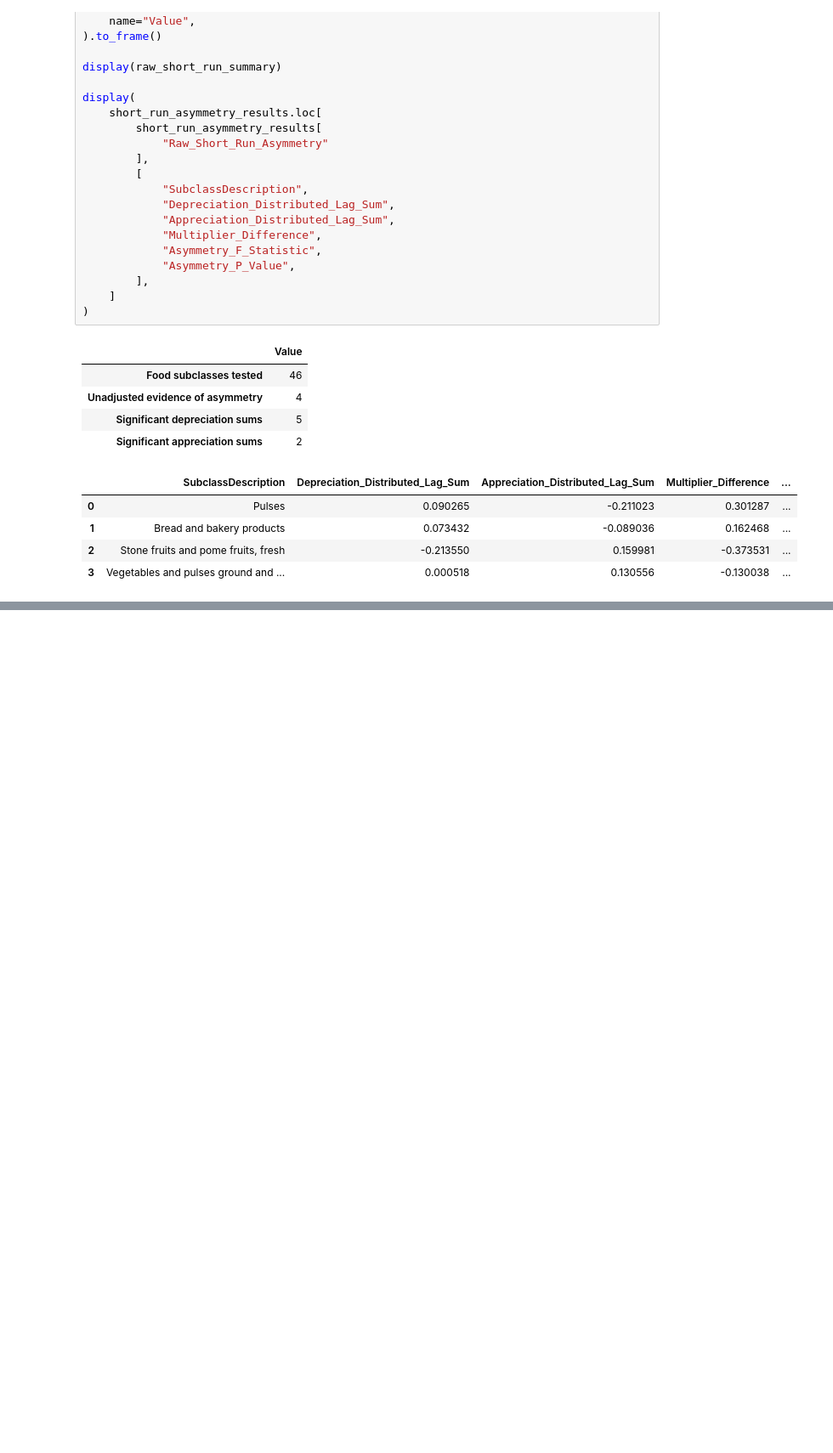
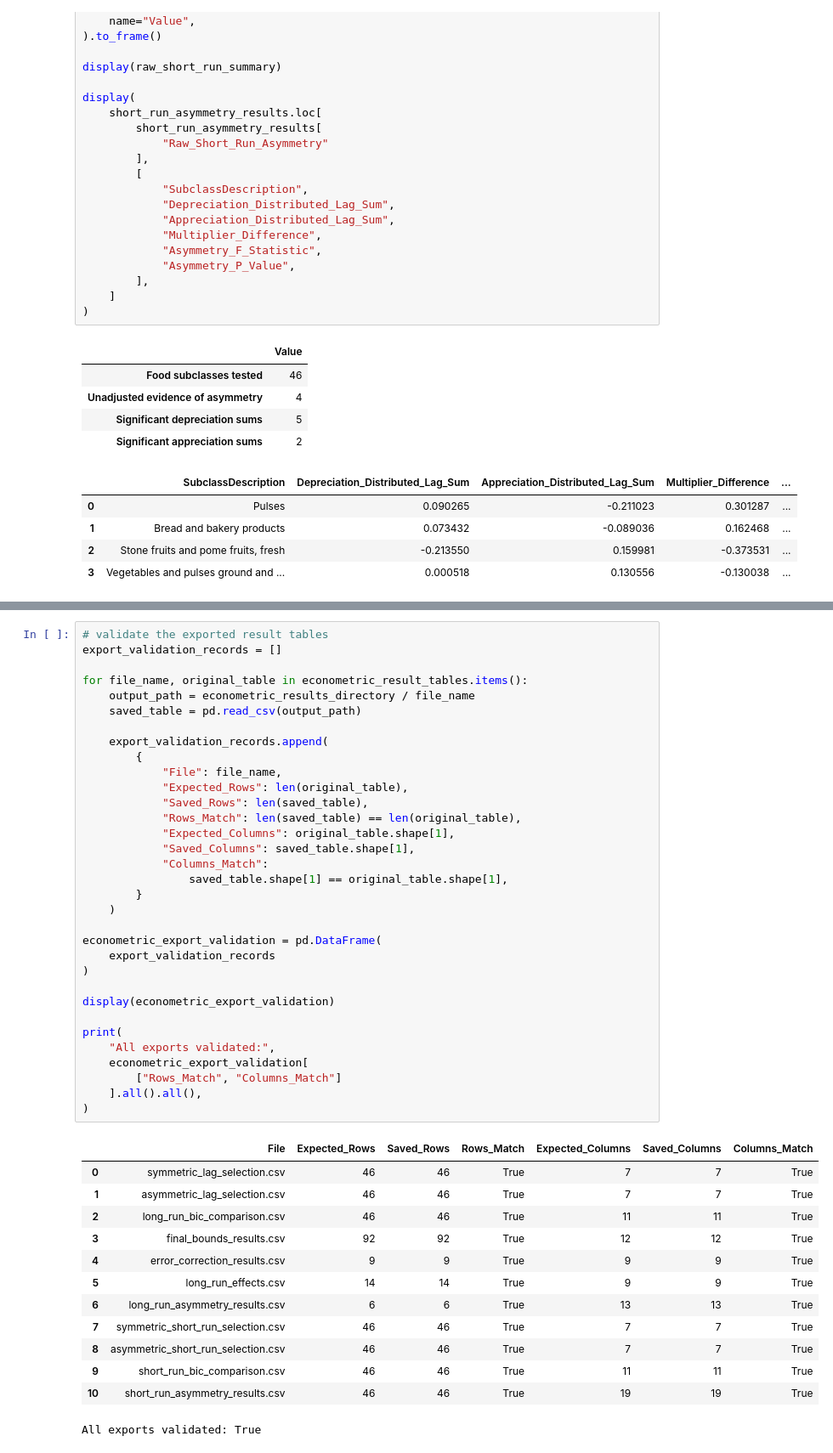
Before and after one commit to MasindiManaga/ERPT_ML_Research, a Jupyter notebook: notebooks/06_Econometric_Modelling.ipynb, the cells around one changed output, grey strips where cells are left out. Shown at 85% size. Drawn from its saved outputs; the diff is of its cells as text; blank space fills up the shorter version.

Commit message:
Validation and Notebook Summary

```diff
--- a/notebooks/06_Econometric_Modelling.ipynb
+++ b/notebooks/06_Econometric_Modelling.ipynb
@@ -3316,0 +3565,47 @@ display(
+# %%
+# validate the exported result tables
+export_validation_records = []
+
+for file_name, original_table in econometric_result_tables.items():
+    output_path = econometric_results_directory / file_name
+    saved_table = pd.read_csv(output_path)
+
+    export_validation_records.append(
+        {
+            "File": file_name,
+            "Expected_Rows": len(original_table),
+            "Saved_Rows": len(saved_table),
+            "Rows_Match": len(saved_table) == len(original_table),
+            "Expected_Columns": original_table.shape[1],
+            "Saved_Columns": saved_table.shape[1],
+            "Columns_Match":
+                saved_table.shape[1] == original_table.shape[1],
+        }
+    )
+
+econometric_export_validation = pd.DataFrame(
+    export_validation_records
+)
+
+display(econometric_export_validation)
+
+print(
+    "All exports validated:",
+    econometric_export_validation[
+        ["Rows_Match", "Columns_Match"]
+    ].all().all(),
+)
+# %% [output]
+|  | File | Expected_Rows | Saved_Rows | Rows_Match | Expected_Columns | Saved_Columns | Columns_Match |
+| 0 | symmetric_lag_selection.csv | 46 | 46 | True | 7 | 7 | True |
+| 1 | asymmetric_lag_selection.csv | 46 | 46 | True | 7 | 7 | True |
+| 2 | long_run_bic_comparison.csv | 46 | 46 | True | 11 | 11 | True |
+| 3 | final_bounds_results.csv | 92 | 92 | True | 12 | 12 | True |
+| 4 | error_correction_results.csv | 9 | 9 | True | 9 | 9 | True |
+| 5 | long_run_effects.csv | 14 | 14 | True | 9 | 9 | True |
+| 6 | long_run_asymmetry_results.csv | 6 | 6 | True | 13 | 13 | True |
+| 7 | symmetric_short_run_selection.csv | 46 | 46 | True | 7 | 7 | True |
+| 8 | asymmetric_short_run_selection.csv | 46 | 46 | True | 7 | 7 | True |
+| 9 | short_run_bic_comparison.csv | 46 | 46 | True | 11 | 11 | True |
+| 10 | short_run_asymmetry_results.csv | 46 | 46 | True | 19 | 19 | True |
+All exports validated: True
```
Also changed, not shown: parts of 9 cells of this notebook.
